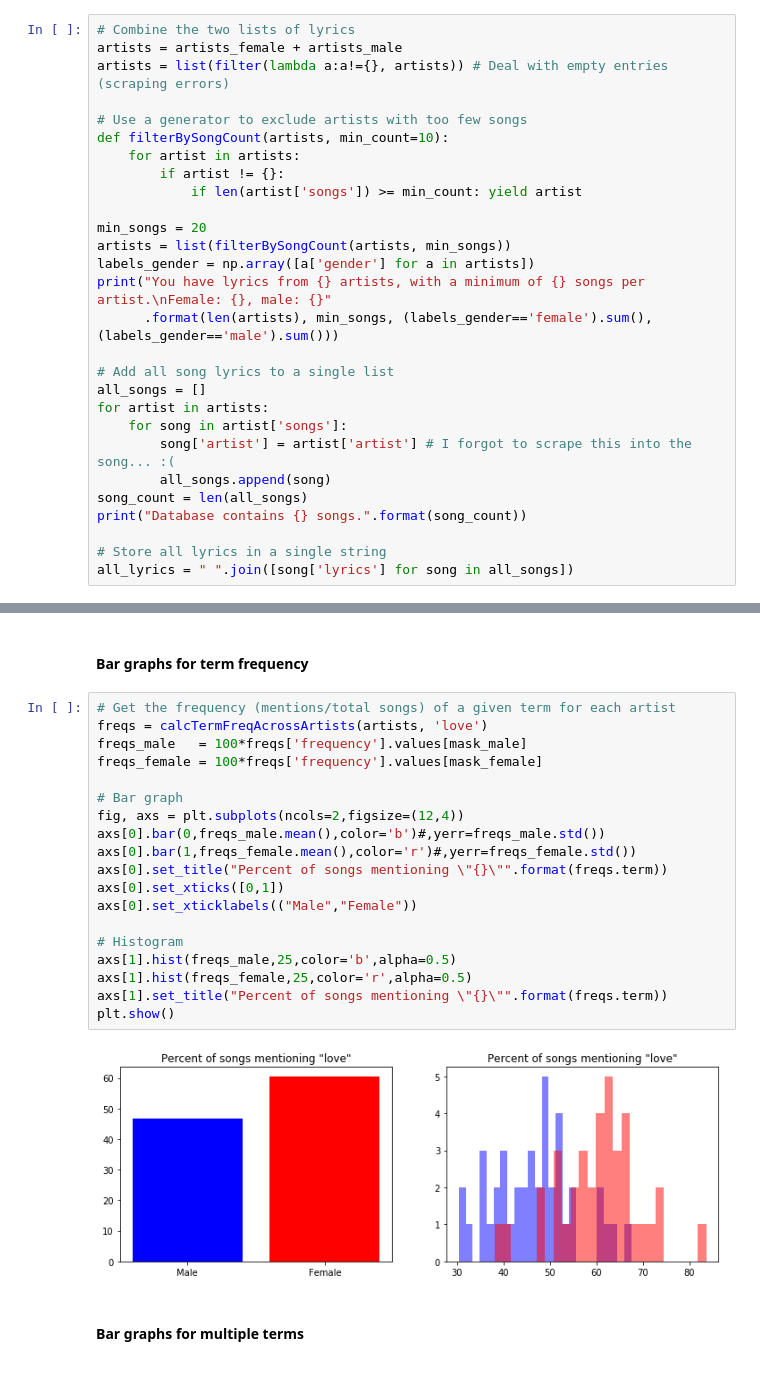
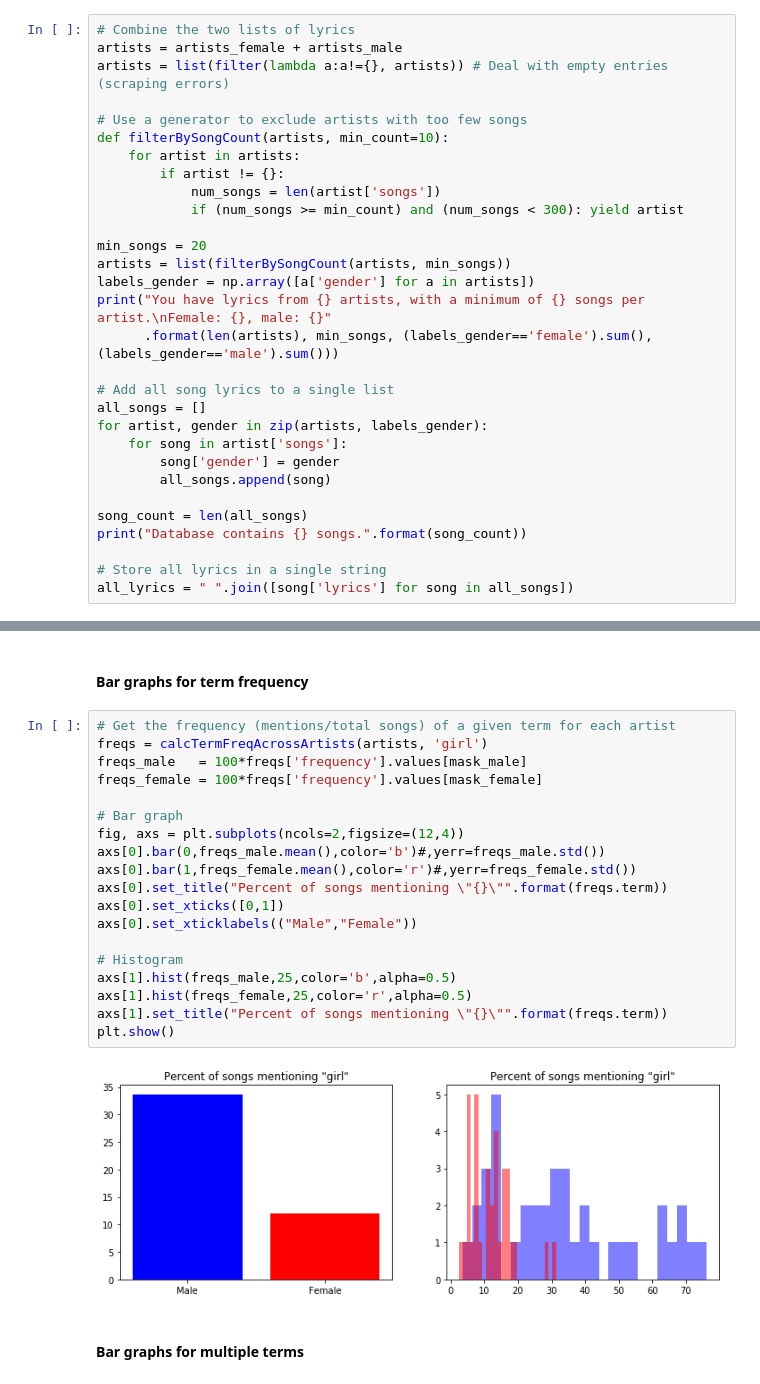
Before and after one commit to johnwmillr/trucks-and-beer, a Jupyter notebook: countryArtists.ipynb, the cells around one changed output, grey strips where cells are left out. Cells and saved outputs as stored; diff of their text form.

```diff
--- a/countryArtists.ipynb
+++ b/countryArtists.ipynb
@@ -26,7 +26,8 @@ artists = list(filter(lambda a:a!={}, artists)) # Deal with empty entries (scrap
 def filterBySongCount(artists, min_count=10):
     for artist in artists:
         if artist != {}:
-            if len(artist['songs']) >= min_count: yield artist
+            num_songs = len(artist['songs'])
+            if (num_songs >= min_count) and (num_songs < 300): yield artist
 
 min_songs = 20
 artists = list(filterBySongCount(artists, min_songs))
@@ -36,10 +37,11 @@ print("You have lyrics from {} artists, with a minimum of {} songs per artist.\n
 
 # Add all song lyrics to a single list
 all_songs = []
-for artist in artists:
+for artist, gender in zip(artists, labels_gender):
     for song in artist['songs']:
-        song['artist'] = artist['artist'] # I forgot to scrape this into the song... :(
+        song['gender'] = gender
         all_songs.append(song)
+
 song_count = len(all_songs)
 print("Database contains {} songs.".format(song_count))
 
@@ -97,24 +97,24 @@ def calcTermFreqAcrossArtists(artists, terms):
 #### Bar graphs for term frequency
 # %%
 # Get the frequency (mentions/total songs) of a given term for each artist
-freqs = calcTermFreqAcrossArtists(artists, 'love')
+freqs = calcTermFreqAcrossArtists(artists, 'girl')
 freqs_male   = 100*freqs['frequency'].values[mask_male]
 freqs_female = 100*freqs['frequency'].values[mask_female]
 
 # Bar graph
 fig, axs = plt.subplots(ncols=2,figsize=(12,4))
 axs[0].bar(0,freqs_male.mean(),color='b')#,yerr=freqs_male.std())
 axs[0].bar(1,freqs_female.mean(),color='r')#,yerr=freqs_female.std())
 axs[0].set_title("Percent of songs mentioning \"{}\"".format(freqs.term))
 axs[0].set_xticks([0,1])
 axs[0].set_xticklabels(("Male","Female"))
 
 # Histogram
 axs[1].hist(freqs_male,25,color='b',alpha=0.5)
 axs[1].hist(freqs_female,25,color='r',alpha=0.5)
 axs[1].set_title("Percent of songs mentioning \"{}\"".format(freqs.term))
 plt.show()
 # %% [output]
-[figure, old version]
+[figure, new version]
 # %% [markdown]
 #### Bar graphs for multiple terms
```
Also changed, not shown: parts of 23 cells of this notebook.
